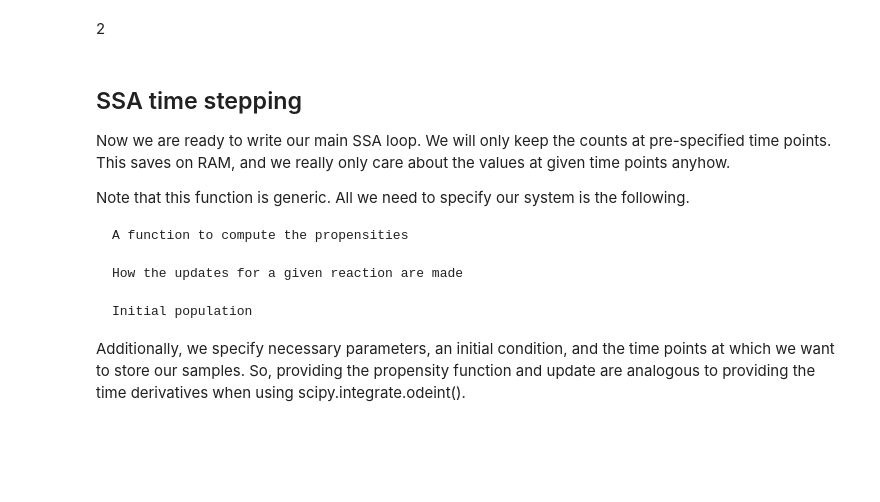
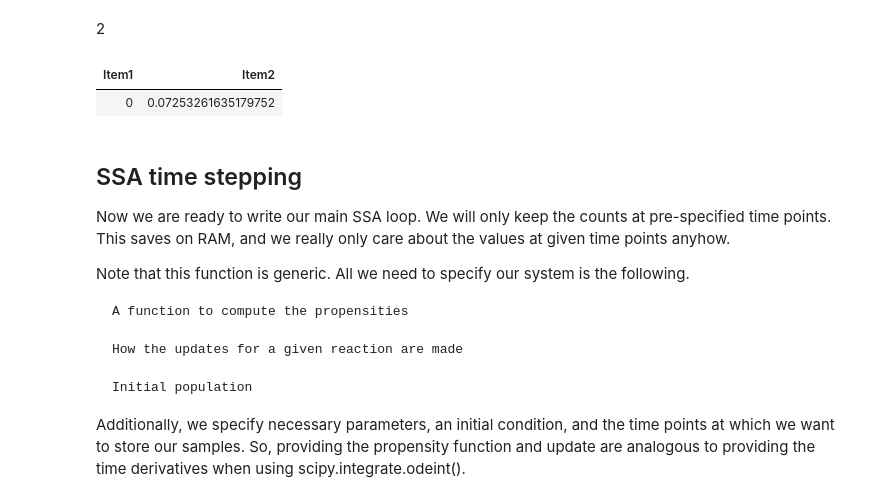
Before and after one commit to CSBiology/BIO-MBP-06-U-2, a Jupyter notebook: notebooks/day3_kf/OdeStochasticSimulation.ipynb, the cells around one changed output. Cells and saved outputs as stored; diff of their text form; code cells hidden in the pictures; blank space fills up the shorter version.

Commit message:
finish gillespie

```diff
--- a/notebooks/day3_kf/OdeStochasticSimulation.ipynb
+++ b/notebooks/day3_kf/OdeStochasticSimulation.ipynb
@@ -286,6 +286,14 @@ let gillespieDraw propensityFunc propensities population t beta_m beta_p gamma =
     // draw reaction from this distribution
     let rxn = sampleDiscrete rxnProbs
     rxn, time
+# %%
+let propensities = Array.zeroCreate simpleUpdate.Length
+let timePoints = [| 0. .. 0.5 .. 50.|]
+
+gillespieDraw simplePropensities propensities (0,0) timePoints.[0] 10. 10. 0.4
+# %% [output]
+| Item1 | Item2 |
+| 0 | 0.07253261635179752 |
 # %% [markdown]
 ## SSA time stepping
 
```
Also changed, not shown: parts of 5 cells of this notebook.
